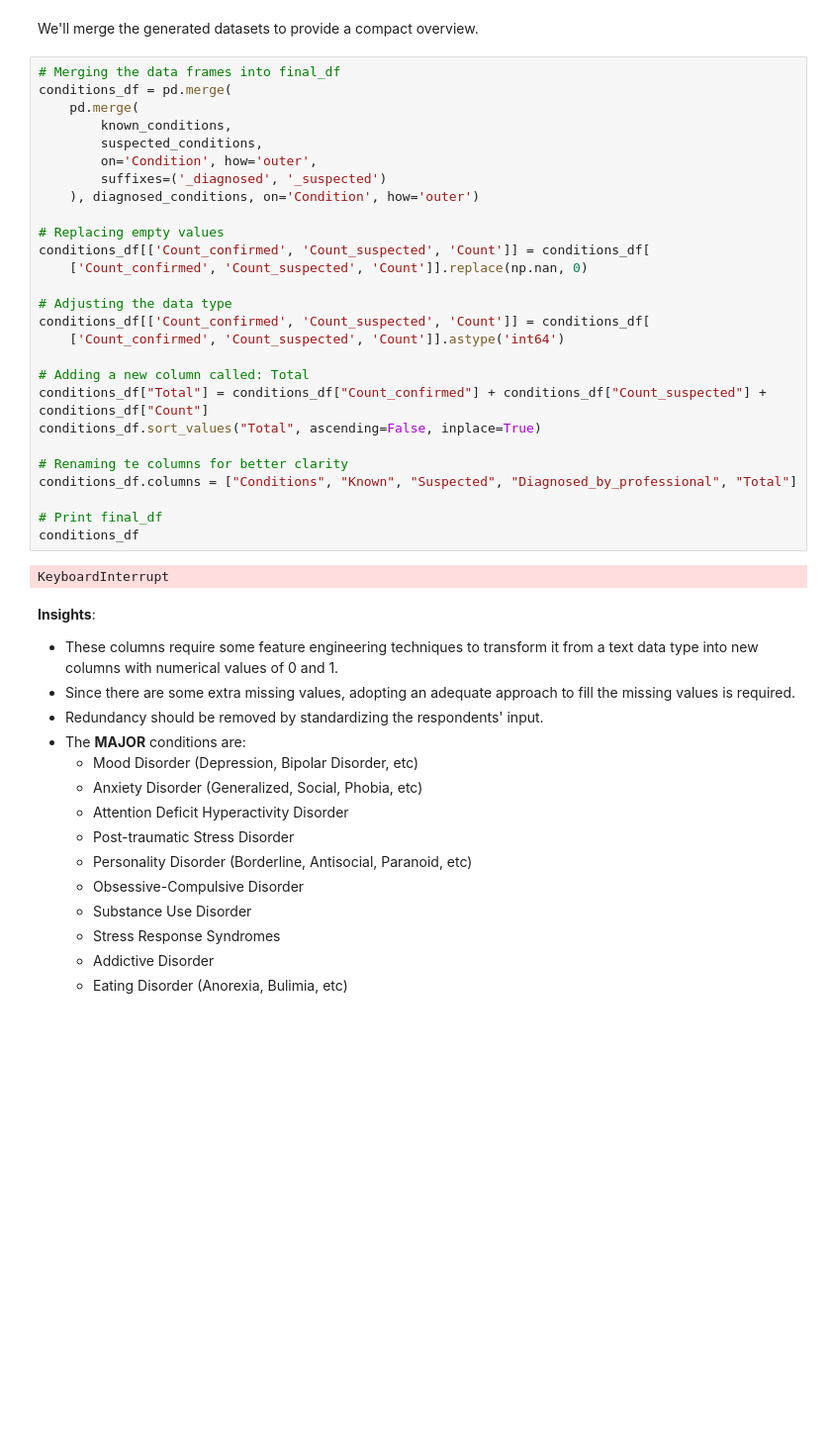
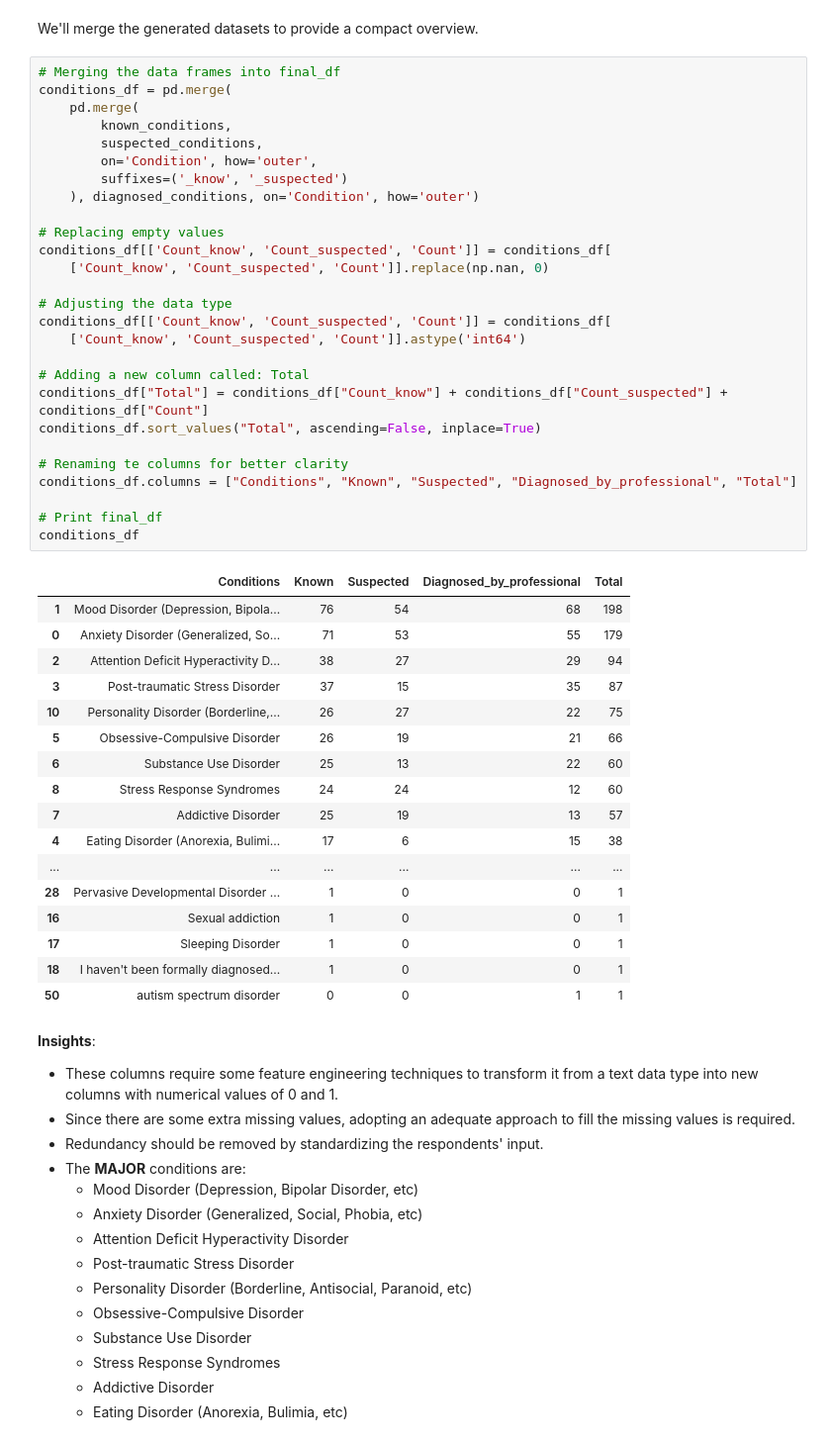
Before and after one commit to Alianger18/Projects_Portfolio, a Jupyter notebook: Project - Clustering/notebooks/MLUSL01.ipynb, the cells around one changed output. Shown at 99% size. Drawn from its saved outputs; the diff is of its cells as text; blank space fills up the shorter version.

```diff
--- a/Project - Clustering/notebooks/MLUSL01.ipynb
+++ b/Project - Clustering/notebooks/MLUSL01.ipynb
@@ -388,32 +393,48 @@ We'll merge the generated datasets to provide a compact overview.
 # %%
 # Merging the data frames into final_df
 conditions_df = pd.merge(
     pd.merge(
         known_conditions,
         suspected_conditions,
         on='Condition', how='outer',
-        suffixes=('_diagnosed', '_suspected')
+        suffixes=('_know', '_suspected')
     ), diagnosed_conditions, on='Condition', how='outer')
 
 # Replacing empty values
-conditions_df[['Count_confirmed', 'Count_suspected', 'Count']] = conditions_df[
-    ['Count_confirmed', 'Count_suspected', 'Count']].replace(np.nan, 0)
+conditions_df[['Count_know', 'Count_suspected', 'Count']] = conditions_df[
+    ['Count_know', 'Count_suspected', 'Count']].replace(np.nan, 0)
 
 # Adjusting the data type
-conditions_df[['Count_confirmed', 'Count_suspected', 'Count']] = conditions_df[
-    ['Count_confirmed', 'Count_suspected', 'Count']].astype('int64')
+conditions_df[['Count_know', 'Count_suspected', 'Count']] = conditions_df[
+    ['Count_know', 'Count_suspected', 'Count']].astype('int64')
 
 # Adding a new column called: Total
-conditions_df["Total"] = conditions_df["Count_confirmed"] + conditions_df["Count_suspected"] + conditions_df["Count"]
+conditions_df["Total"] = conditions_df["Count_know"] + conditions_df["Count_suspected"] + conditions_df["Count"]
 conditions_df.sort_values("Total", ascending=False, inplace=True)
 
 # Renaming te columns for better clarity
 conditions_df.columns = ["Conditions", "Known", "Suspected", "Diagnosed_by_professional", "Total"]
 
 # Print final_df
 conditions_df
 # %% [output]
-KeyboardInterrupt
+|  | Conditions | Known | Suspected | Diagnosed_by_professional | Total |
+| 1 | Mood Disorder (Depression, Bipola... | 76 | 54 | 68 | 198 |
+| 0 | Anxiety Disorder (Generalized, So... | 71 | 53 | 55 | 179 |
+| 2 | Attention Deficit Hyperactivity D... | 38 | 27 | 29 | 94 |
+| 3 | Post-traumatic Stress Disorder | 37 | 15 | 35 | 87 |
+| 10 | Personality Disorder (Borderline,... | 26 | 27 | 22 | 75 |
+| 5 | Obsessive-Compulsive Disorder | 26 | 19 | 21 | 66 |
+| 6 | Substance Use Disorder | 25 | 13 | 22 | 60 |
+| 8 | Stress Response Syndromes | 24 | 24 | 12 | 60 |
+| 7 | Addictive Disorder | 25 | 19 | 13 | 57 |
+| 4 | Eating Disorder (Anorexia, Bulimi... | 17 | 6 | 15 | 38 |
+| ... | ... | ... | ... | ... | ... |
+| 28 | Pervasive Developmental Disorder ... | 1 | 0 | 0 | 1 |
+| 16 | Sexual addiction | 1 | 0 | 0 | 1 |
+| 17 | Sleeping Disorder | 1 | 0 | 0 | 1 |
+| 18 | I haven't been formally diagnosed... | 1 | 0 | 0 | 1 |
+| 50 | autism spectrum disorder | 0 | 0 | 1 | 1 |
 # %% [markdown]
 __Insights__:
 - These columns require some feature engineering techniques to transform it from a text data type into new columns with numerical values of 0 and 1.
```
Also changed, not shown: parts of 2 cells of this notebook, 2 other files.
